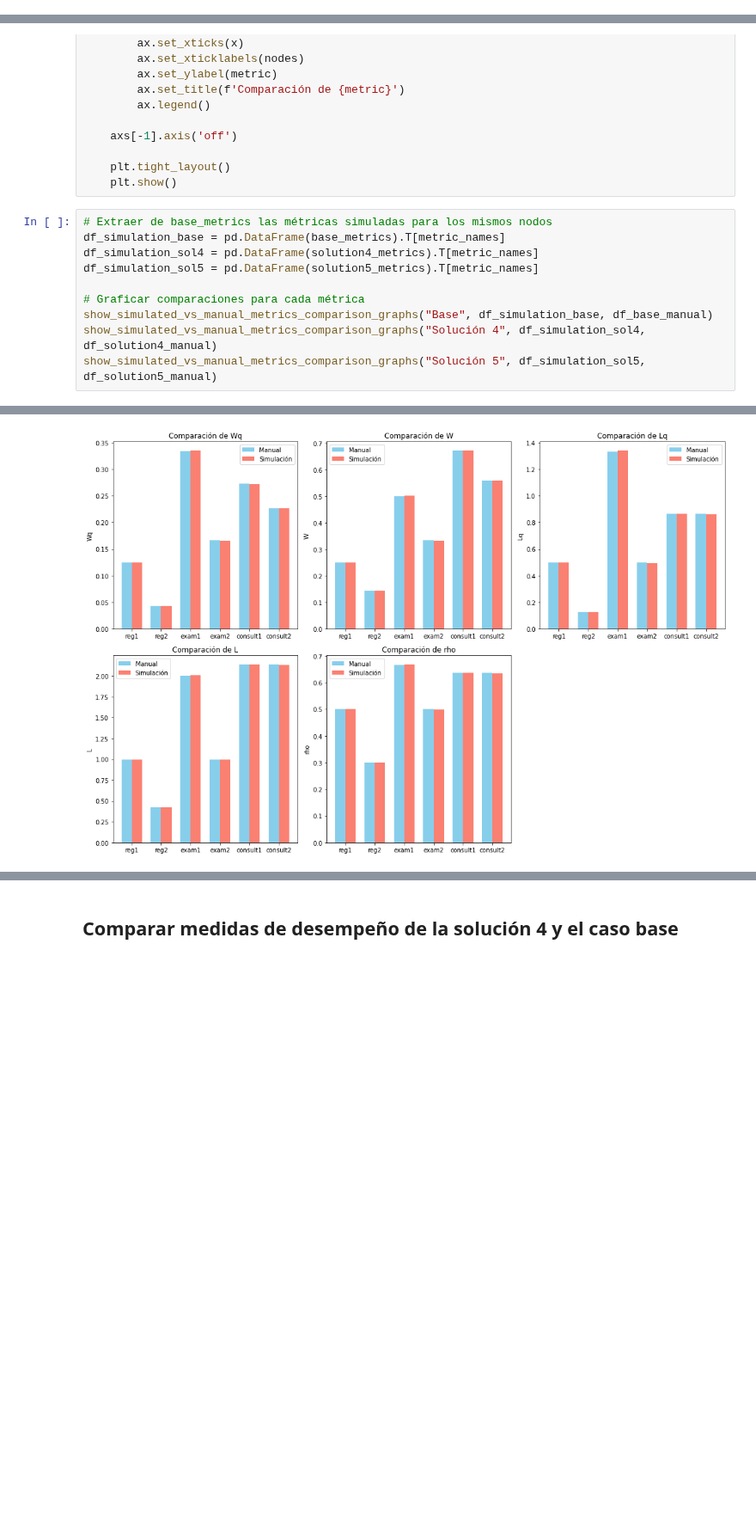
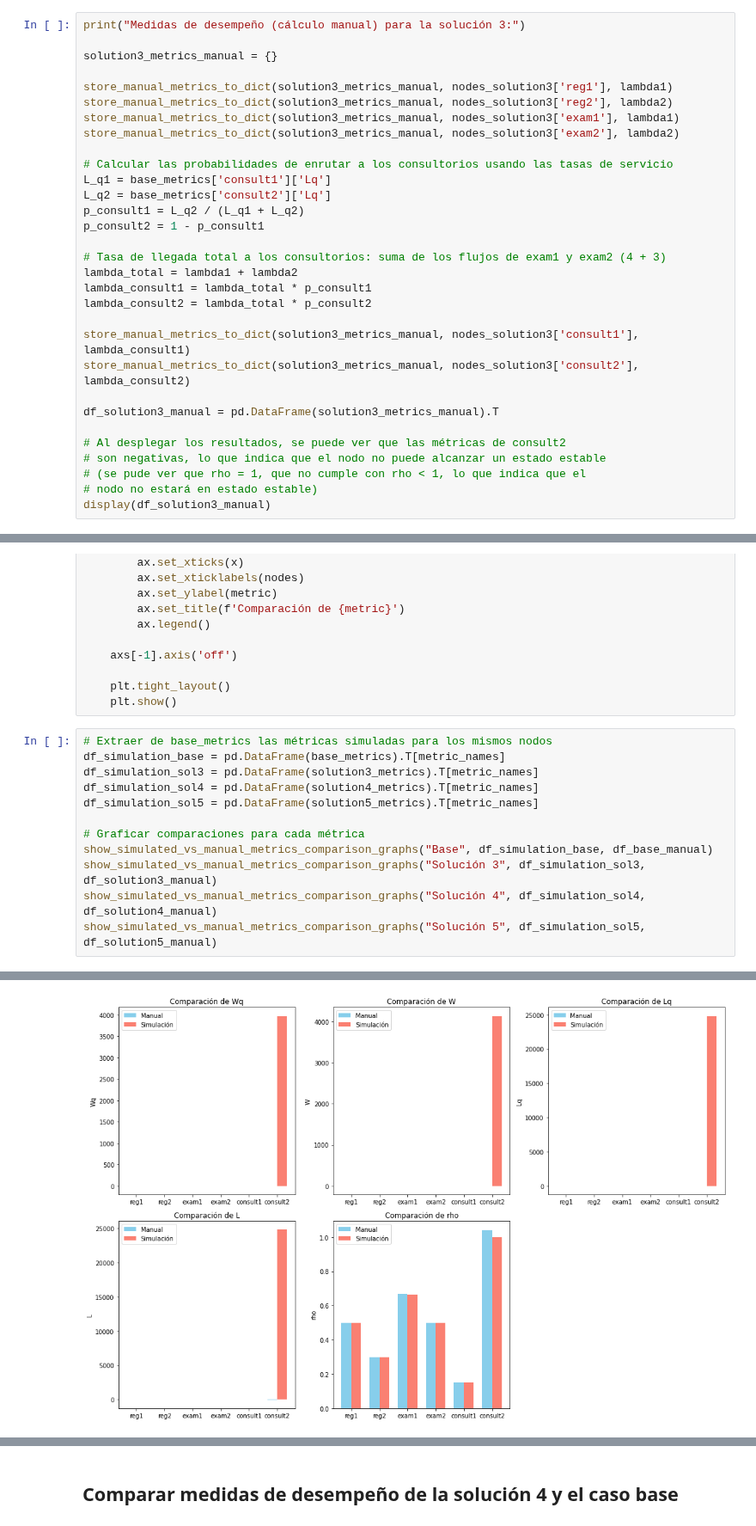
Before and after one commit to AlexisAndradeDev/OperationsResearch_QueuingProject, a Jupyter notebook: IO_Queuing_Simulation.ipynb, the cells around one changed output, grey strips where cells are left out. Shown at 86% size. Drawn from its saved outputs; the diff is of its cells as text; blank space fills up the shorter version.

Commit message:
Add manual calculation of solution 3 metrics

```diff
--- a/IO_Queuing_Simulation.ipynb
+++ b/IO_Queuing_Simulation.ipynb
@@ -651,0 +654,31 @@ Medidas de desempeño (cálculo manual) para el caso base:
+# %%
+print("Medidas de desempeño (cálculo manual) para la solución 3:")
+
+solution3_metrics_manual = {}
+
+store_manual_metrics_to_dict(solution3_metrics_manual, nodes_solution3['reg1'], lambda1)
+store_manual_metrics_to_dict(solution3_metrics_manual, nodes_solution3['reg2'], lambda2)
+store_manual_metrics_to_dict(solution3_metrics_manual, nodes_solution3['exam1'], lambda1)
+store_manual_metrics_to_dict(solution3_metrics_manual, nodes_solution3['exam2'], lambda2)
+
+# Calcular las probabilidades de enrutar a los consultorios usando las tasas de servicio
+L_q1 = base_metrics['consult1']['Lq']
+L_q2 = base_metrics['consult2']['Lq']
+p_consult1 = L_q2 / (L_q1 + L_q2)
+p_consult2 = 1 - p_consult1
+
+# Tasa de llegada total a los consultorios: suma de los flujos de exam1 y exam2 (4 + 3)
+lambda_total = lambda1 + lambda2
+lambda_consult1 = lambda_total * p_consult1
+lambda_consult2 = lambda_total * p_consult2
+
+store_manual_metrics_to_dict(solution3_metrics_manual, nodes_solution3['consult1'], lambda_consult1)
+store_manual_metrics_to_dict(solution3_metrics_manual, nodes_solution3['consult2'], lambda_consult2)
+
+df_solution3_manual = pd.DataFrame(solution3_metrics_manual).T
+
+# Al desplegar los resultados, se puede ver que las métricas de consult2
+# son negativas, lo que indica que el nodo no puede alcanzar un estado estable
+# (se pude ver que rho = 1, que no cumple con rho < 1, lo que indica que el
+# nodo no estará en estado estable)
+display(df_solution3_manual)
@@ -776,11 +818,13 @@ def show_simulated_vs_manual_metrics_comparison_graphs(
 # %%
 # Extraer de base_metrics las métricas simuladas para los mismos nodos
 df_simulation_base = pd.DataFrame(base_metrics).T[metric_names]
+df_simulation_sol3 = pd.DataFrame(solution3_metrics).T[metric_names]
 df_simulation_sol4 = pd.DataFrame(solution4_metrics).T[metric_names]
 df_simulation_sol5 = pd.DataFrame(solution5_metrics).T[metric_names]
 
 # Graficar comparaciones para cada métrica
 show_simulated_vs_manual_metrics_comparison_graphs("Base", df_simulation_base, df_base_manual)
+show_simulated_vs_manual_metrics_comparison_graphs("Solución 3", df_simulation_sol3, df_solution3_manual)
 show_simulated_vs_manual_metrics_comparison_graphs("Solución 4", df_simulation_sol4, df_solution4_manual)
 show_simulated_vs_manual_metrics_comparison_graphs("Solución 5", df_simulation_sol5, df_solution5_manual)
 # %% [output]
@@ -806 +850 @@ Comparación de métricas entre simulación y cálculo manual para Solución 4:
-[figure, old version]
+[figure, new version]
```
Also changed, not shown: parts of 3 cells of this notebook.
